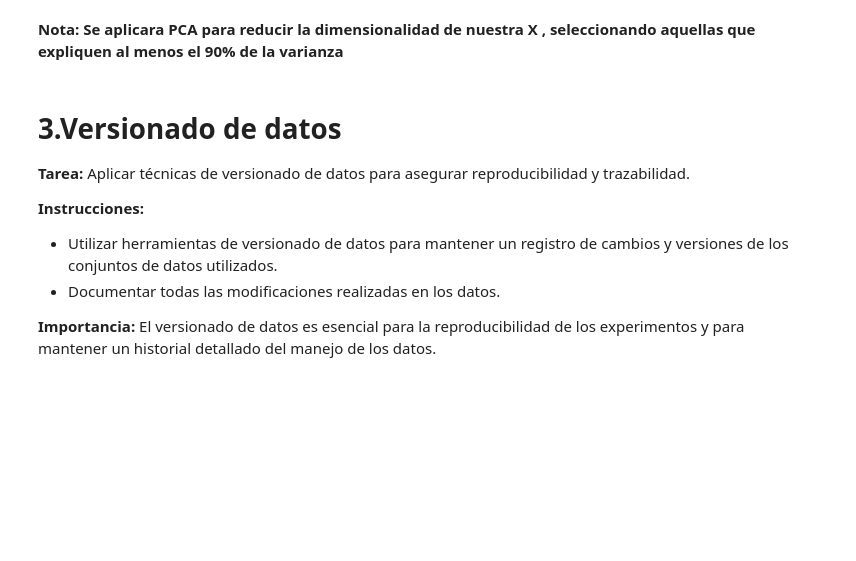
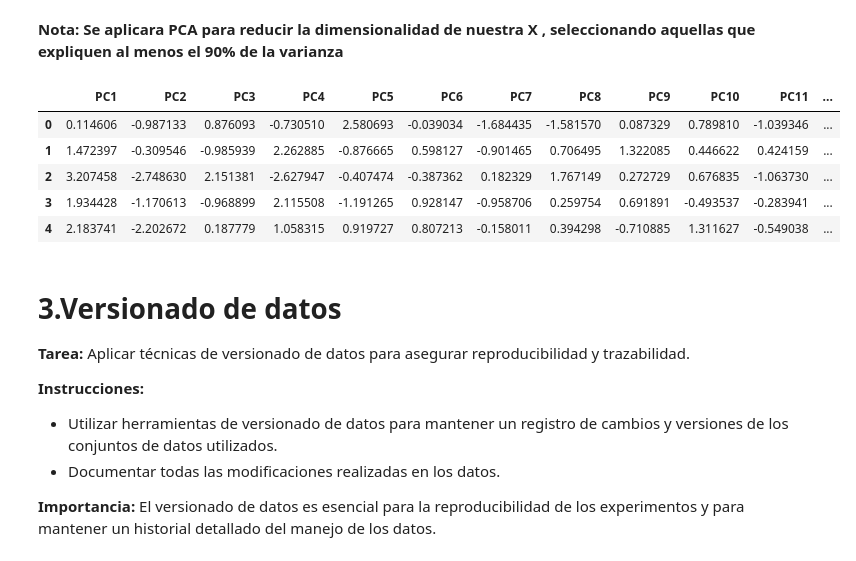
Before and after one commit to Tieralx/MNA-MLOps-, a Jupyter notebook: Fase 1_Equipo34.ipynb, the cells around one changed output. Saved outputs shown, nothing was run; the diff lists cells and outputs as text; code cells hidden in the pictures; blank space fills up the shorter version.

```diff
--- a/Fase 1_Equipo34.ipynb
+++ b/Fase 1_Equipo34.ipynb
@@ -300,6 +308,19 @@ Varianza explicada por cada componente: [0.28316199 0.46988061 0.56106464 0.6420
  0.80181027 0.83747867 0.86863547 0.89426761 0.91851993]
 # %% [markdown]
 **Nota: Se aplicara PCA para reducir la dimensionalidad de nuestra X , seleccionando aquellas que expliquen al menos el 90% de la varianza**
+# %%
+# Crear un DataFrame con los componentes principales
+pca_columns = [f'PC{i+1}' for i in range(X_pca.shape[1])]  # Nombrar los componentes como PC1, PC2, etc.
+df_pca = pd.DataFrame(X_pca, columns=pca_columns)
+df_pca['y'] = cervical_normalized['ca_cervix'].values
+df_pca.head()
+# %% [output]
+|  | PC1 | PC2 | PC3 | PC4 | PC5 | PC6 | PC7 | PC8 | PC9 | PC10 | PC11 | ... |
+| 0 | 0.114606 | -0.987133 | 0.876093 | -0.730510 | 2.580693 | -0.039034 | -1.684435 | -1.581570 | 0.087329 | 0.789810 | -1.039346 | ... |
+| 1 | 1.472397 | -0.309546 | -0.985939 | 2.262885 | -0.876665 | 0.598127 | -0.901465 | 0.706495 | 1.322085 | 0.446622 | 0.424159 | ... |
+| 2 | 3.207458 | -2.748630 | 2.151381 | -2.627947 | -0.407474 | -0.387362 | 0.182329 | 1.767149 | 0.272729 | 0.676835 | -1.063730 | ... |
+| 3 | 1.934428 | -1.170613 | -0.968899 | 2.115508 | -1.191265 | 0.928147 | -0.958706 | 0.259754 | 0.691891 | -0.493537 | -0.283941 | ... |
+| 4 | 2.183741 | -2.202672 | 0.187779 | 1.058315 | 0.919727 | 0.807213 | -0.158011 | 0.394298 | -0.710885 | 1.311627 | -0.549038 | ... |
 # %% [markdown]
 # **3.Versionado de datos**
 
```
Also changed, not shown: parts of 2 cells of this notebook.
